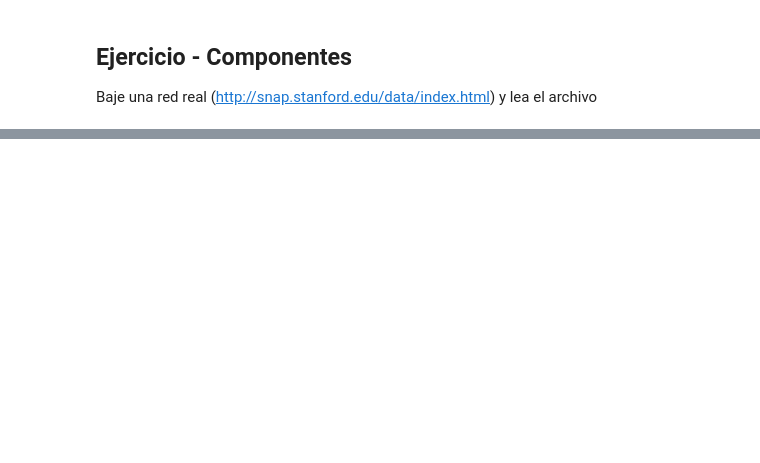
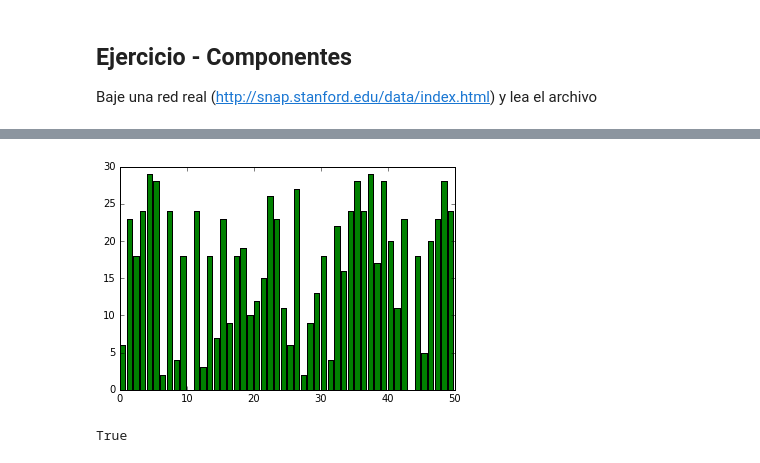
Before and after one commit to spulido99/NetworksAnalysis, a Jupyter notebook: alejogm0520/Ejercicios 1.1.ipynb, the cells around one changed output, grey strips where cells are left out. Cells and saved outputs as stored; diff of their text form; code cells hidden in the pictures; blank space fills up the shorter version.

```diff
--- a/alejogm0520/Ejercicios 1.1.ipynb
+++ b/alejogm0520/Ejercicios 1.1.ipynb
@@ -442,0 +478,39 @@ nx.number_connected_components(Net1)
+# %%
+def componts(nod, edg):
+    dgraf = {}
+    for i in nod:
+        dgraf[i] = []
+    for i in edg:
+        dgraf[i[0]].append(i[1])
+        dgraf[i[1]].append(i[0])
+    empty = nod[:]
+    cont = -1
+    Labels = {}
+    for i in nod:
+        Labels[i] = -1
+
+    while (len(empty) is not 0):
+        cont += 1
+        temp = random.sample(empty, 1)
+        if Labels[temp[0]] is -1:
+            value = cont
+        else:
+            value = Labels[temp[0]]
+        Labels[temp[0]] = value
+        empty.remove(temp[0])
+
+        for i in dgraf[temp[0]]:
+            Labels[i] = value
+            if not any_in(dgraf[i], empty):
+                if i in empty:
+                    empty.remove(i)
+            print empty
+
+
+    return Labels, cont
+# %%
+Lab, comp = componts(nodes, edges)
+for i in range(10):
+    print i, Lab[i]
+print comp
+print edges
@@ -445,0 +557,9 @@ TypeError: 'module' object is not callable
+# %%
+plt.bar(Lab.keys(), Lab.values(), color='g')
+plt.show()
+# %% [output]
+[figure, added]
+# %%
+any_in([1,2],[2,3,4,5,6,7])
+# %% [output]
+True
```
Also changed, not shown: parts of 23 cells of this notebook.
